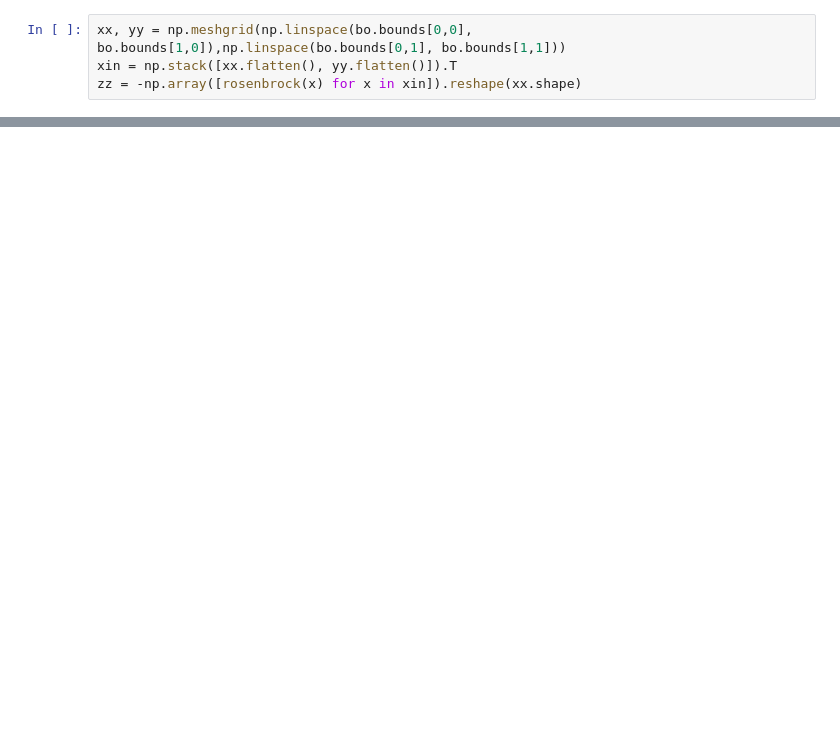
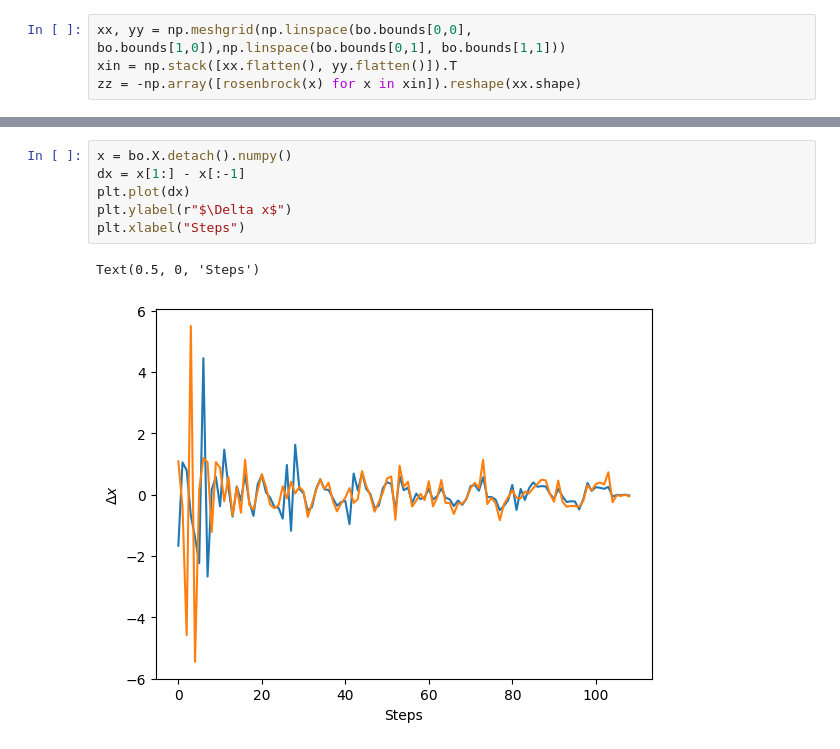
Before and after one commit to cr-xu/bo-4-euxfel, a Jupyter notebook: test_bo_functionality.ipynb, the cells around one changed output, grey strips where cells are left out. Saved outputs shown, nothing was run; the diff lists cells and outputs as text; blank space fills up the shorter version.

```diff
--- a/test_bo_functionality.ipynb
+++ b/test_bo_functionality.ipynb
@@ -35,0 +46,9 @@ fig.tight_layout()
+# %%
+x = bo.X.detach().numpy()
+dx = x[1:] - x[:-1]
+plt.plot(dx)
+plt.ylabel(r"$\Delta x$")
+plt.xlabel("Steps")
+# %% [output]
+Text(0.5, 0, 'Steps')
+[figure, added]
```
Also changed, not shown: parts of 4 cells of this notebook, 3 other files.
